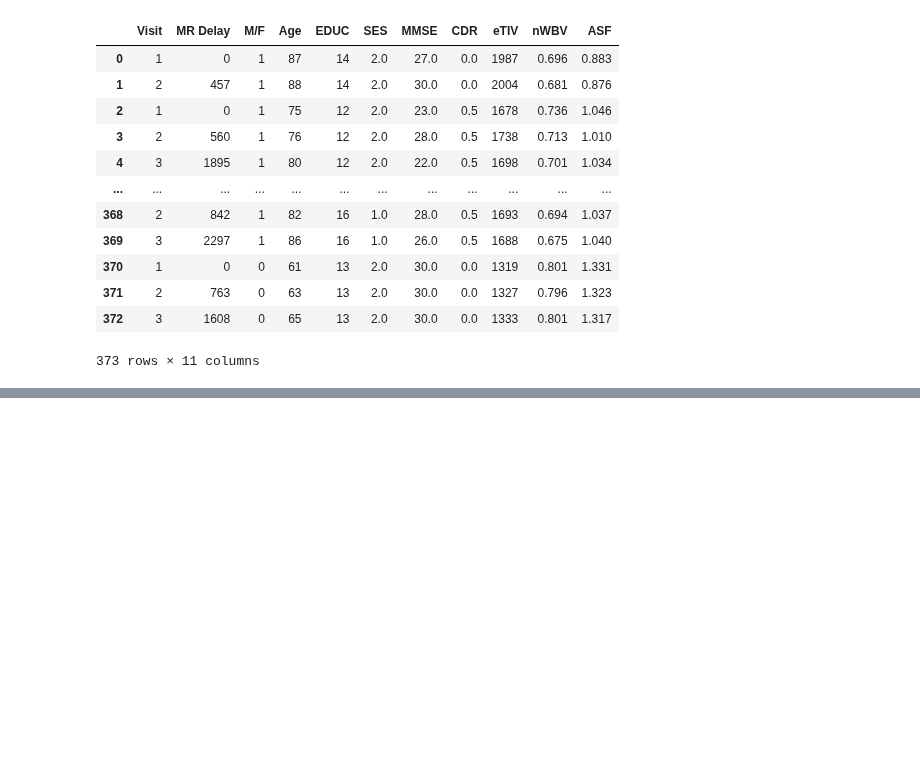
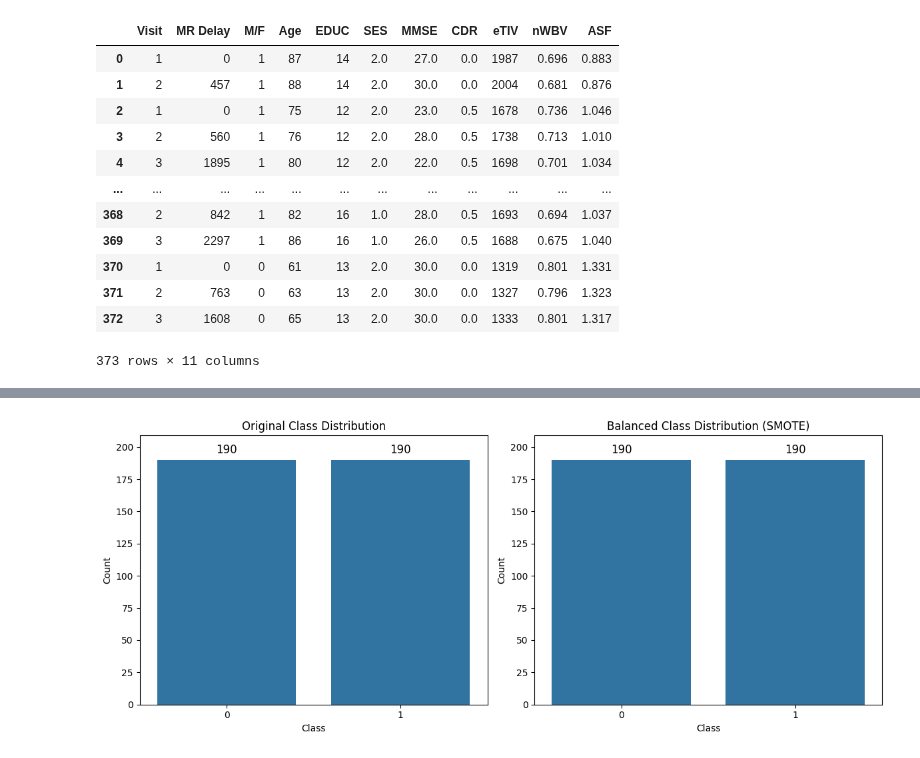
Before and after one commit to AshWz-Uni/CSS2-2025, a Jupyter notebook: datastuff.ipynb, the cells around one changed output, grey strips where cells are left out. Cells and saved outputs as stored; diff of their text form; code cells hidden in the pictures; blank space fills up the shorter version.

Commit message:
Fixed the read_csv() to read the file without timing out. That is why the github became public
Also SMOTE is fully fixed and implemented properly

```diff
--- a/datastuff.ipynb
+++ b/datastuff.ipynb
@@ -13,7 +14,7 @@ from sklearn.impute import SimpleImputer
 from imblearn.over_sampling import SMOTE
 # %%
 #reading the dataset
-df = pd.read_csv("https://raw.githubusercontent.com/AshWz-Uni/CSS2-2025/refs/heads/main/oasis_longitudinal_demographics_data.csv?token=GHSAT0AAAAAADBPJ53TNSIA4BZ2U63ENHFQZ7NDJOA")
+df = pd.read_csv("https://raw.githubusercontent.com/AshWz-Uni/CSS2-2025/refs/heads/main/oasis_longitudinal_demographics_data.csv")
 df.head()
 # %% [output]
 |  | Subject ID | MRI ID | Group | Visit | MR Delay | M/F | Hand | Age | EDUC | SES | MMSE | ... |
@@ -301,0 +263,45 @@ plt.show()
+# %%
+#counting original class distribution
+original_distribution = Counter(y)
+# print("Original class distribution:", original_distribution)
+
+# Apply SMOTE
+smote = SMOTE(random_state=42)
+X_resampled, y_resampled = smote.fit_resample(X, y)
+y_resampled = pd.Series(y_resampled)
+
+#counting the new class distribution
+balanced_distribution = Counter(y_resampled)
+# print("Balanced class distribution:", balanced_distribution)
+
+#creating the plot
+fig, ax = plt.subplots(1, 2, figsize=(12, 5))
+
+#creating the original distribution chart
+sns.barplot(x=list(original_distribution.keys()), y=list(original_distribution.values()), ax=ax[0])
+ax[0].set_title("Original Class Distribution")
+ax[0].set_xlabel("Class")
+ax[0].set_ylabel("Count")
+ax[0].set_ylim(0, max(original_distribution.values()) * 1.1)
+
+#annotating the values of the original chart
+for p in ax[0].patches:
+    ax[0].text(p.get_x() + p.get_width() / 2, p.get_height() + 5,
+               f'{int(p.get_height())}', ha='center', fontsize=12)
+
+#creating the balanced distribution chart
+sns.barplot(x=list(balanced_distribution.keys()), y=list(balanced_distribution.values()), ax=ax[1])
+ax[1].set_title("Balanced Class Distribution (SMOTE)")
+ax[1].set_xlabel("Class")
+ax[1].set_ylabel("Count")
+ax[1].set_ylim(0, max(balanced_distribution.values()) * 1.1)
+
+#annotating the values of the balanced chart
+for p in ax[1].patches:
+    ax[1].text(p.get_x() + p.get_width() / 2, p.get_height() + 5,
+               f'{int(p.get_height())}', ha='center', fontsize=12)
+
+plt.tight_layout()
+plt.show()
+# %% [output]
+[figure, added]
```
Also changed, not shown: parts of 7 cells of this notebook.
